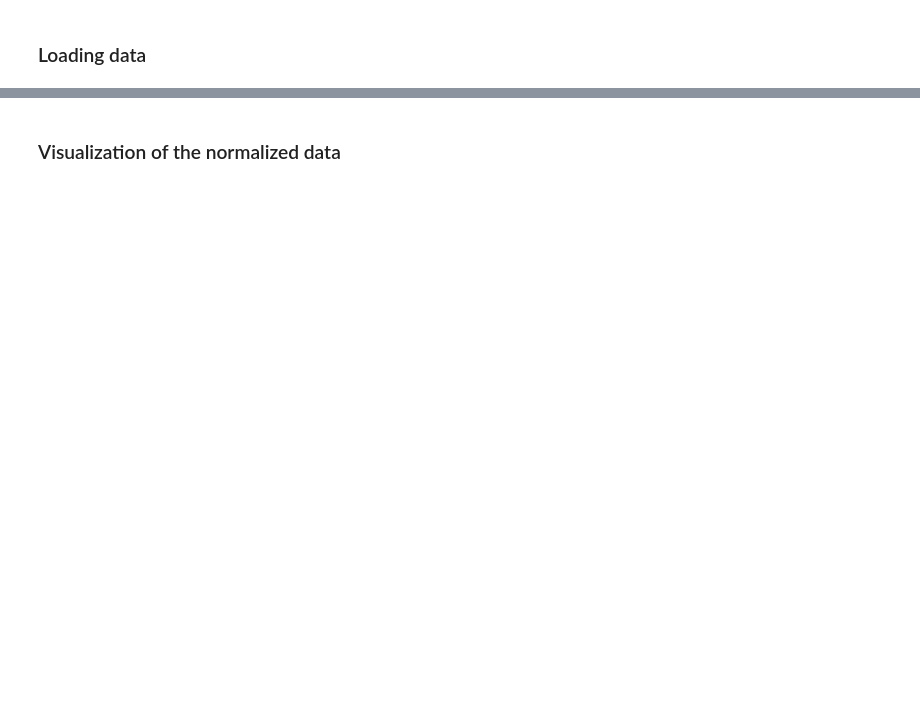
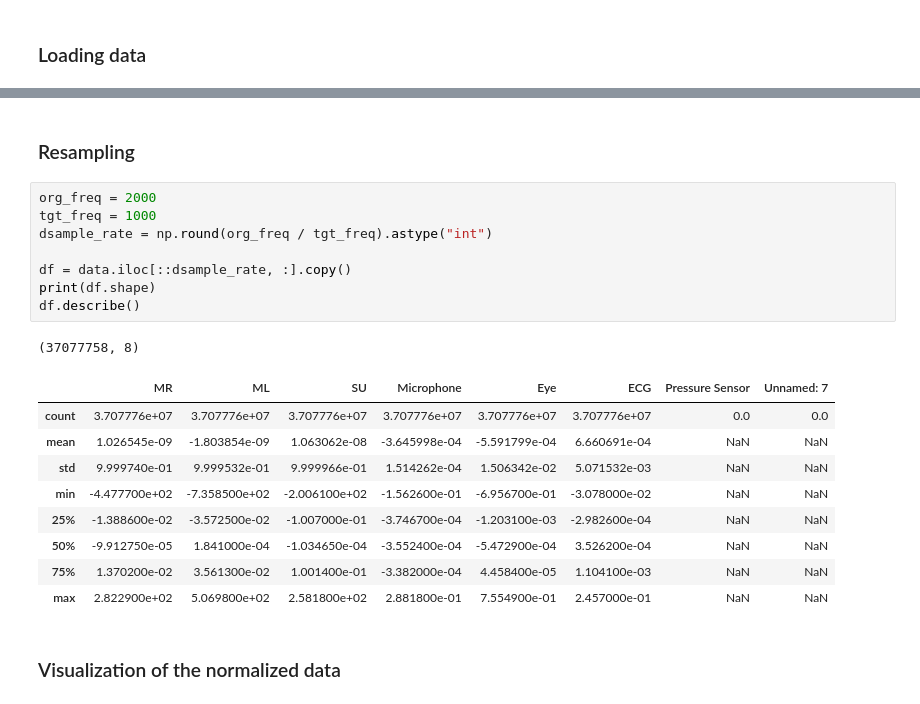
Before and after one commit to Evergarden0101/sensor-data-analysis-pipeline, a Jupyter notebook: back-end/jupyter/EMG.ipynb, the cells around one changed output, grey strips where cells are left out. Drawn from its saved outputs; the diff is of its cells as text; blank space fills up the shorter version.

```diff
--- a/back-end/jupyter/EMG.ipynb
+++ b/back-end/jupyter/EMG.ipynb
@@ -40,6 +39,27 @@ df.describe() # describes the data
 | 50% | -9.943550e-05 | 1.838600e-04 | -1.034700e-04 | -3.552400e-04 | -5.472900e-04 | 3.526200e-04 | NaN | NaN |
 | 75% | 1.370000e-02 | 3.560900e-02 | 1.001400e-01 | -3.382000e-04 | 4.458400e-05 | 1.104100e-03 | NaN | NaN |
 | max | 2.822900e+02 | 5.069800e+02 | 2.581800e+02 | 3.022800e-01 | 7.554900e-01 | 2.457000e-01 | NaN | NaN |
+# %% [markdown]
+### Resampling
+# %%
+org_freq = 2000
+tgt_freq = 1000
+dsample_rate = np.round(org_freq / tgt_freq).astype("int")
+
+df = data.iloc[::dsample_rate, :].copy()
+print(df.shape)
+df.describe()
+# %% [output]
+(37077758, 8)
+|  | MR | ML | SU | Microphone | Eye | ECG | Pressure Sensor | Unnamed: 7 |
+| count | 3.707776e+07 | 3.707776e+07 | 3.707776e+07 | 3.707776e+07 | 3.707776e+07 | 3.707776e+07 | 0.0 | 0.0 |
+| mean | 1.026545e-09 | -1.803854e-09 | 1.063062e-08 | -3.645998e-04 | -5.591799e-04 | 6.660691e-04 | NaN | NaN |
+| std | 9.999740e-01 | 9.999532e-01 | 9.999966e-01 | 1.514262e-04 | 1.506342e-02 | 5.071532e-03 | NaN | NaN |
+| min | -4.477700e+02 | -7.358500e+02 | -2.006100e+02 | -1.562600e-01 | -6.956700e-01 | -3.078000e-02 | NaN | NaN |
+| 25% | -1.388600e-02 | -3.572500e-02 | -1.007000e-01 | -3.746700e-04 | -1.203100e-03 | -2.982600e-04 | NaN | NaN |
+| 50% | -9.912750e-05 | 1.841000e-04 | -1.034650e-04 | -3.552400e-04 | -5.472900e-04 | 3.526200e-04 | NaN | NaN |
+| 75% | 1.370200e-02 | 3.561300e-02 | 1.001400e-01 | -3.382000e-04 | 4.458400e-05 | 1.104100e-03 | NaN | NaN |
+| max | 2.822900e+02 | 5.069800e+02 | 2.581800e+02 | 2.881800e-01 | 7.554900e-01 | 2.457000e-01 | NaN | NaN |
 # %% [markdown]
 ### Visualization of the normalized data
 # %%
```
Also changed, not shown: parts of 15 cells of this notebook.
